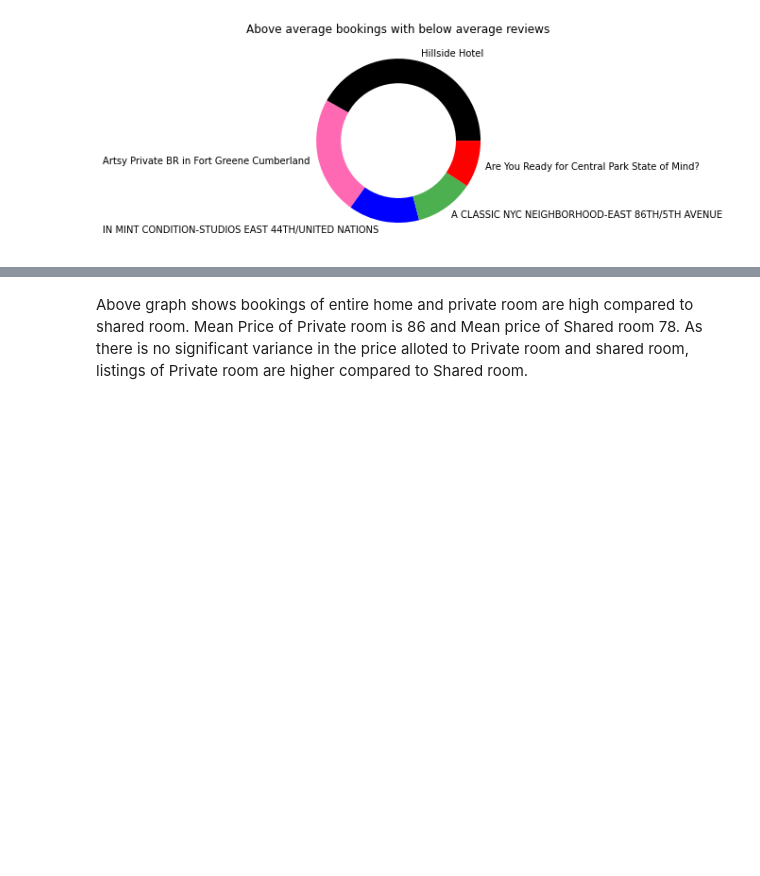
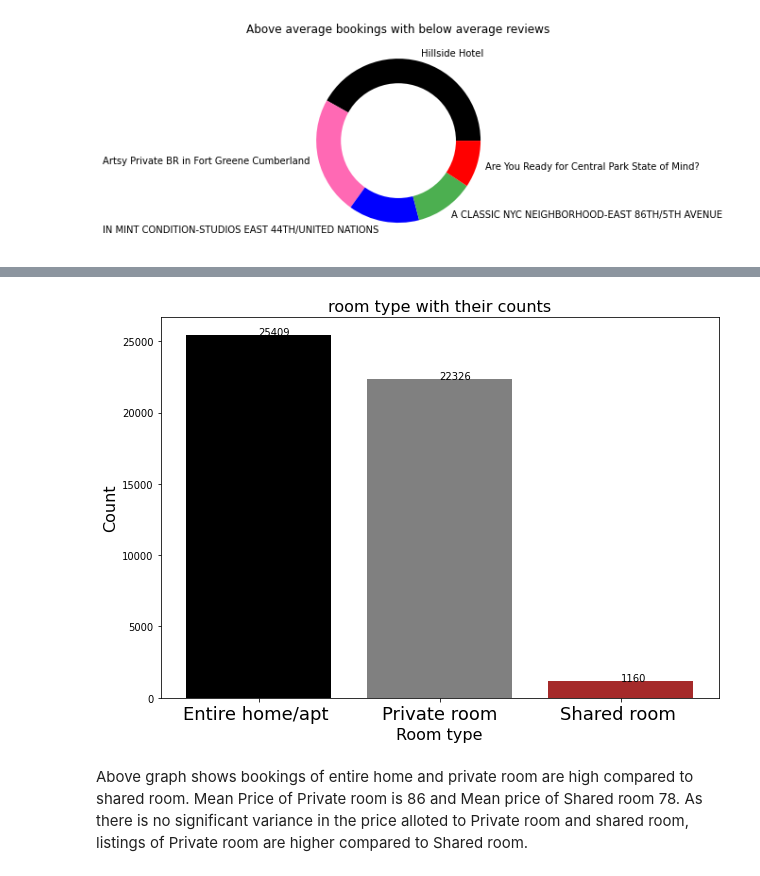
Before and after one commit to Rubina-Fathima/-EDA-Airbnb-NYC-2019-, a Jupyter notebook: airbnb_eda.ipynb, the cells around one changed output, grey strips where cells are left out. Saved outputs shown, nothing was run; the diff lists cells and outputs as text; code cells hidden in the pictures; blank space fills up the shorter version.

```diff
--- a/airbnb_eda.ipynb
+++ b/airbnb_eda.ipynb
@@ -235,3 +236,20 @@ plt.show()
+# %%
+
+count_of_rooms
+x = ["Entire home/apt ", "Private room", "Shared room "]
+y = [25409, 22326,  1160]
+plt.figure(figsize=(10,7))
+plt.bar(x,y,color=['black','grey','brown'])
+plt.title('room type with their counts',fontsize=16)
+plt.ylabel('Count',fontsize=16)
+plt.xlabel('Room type',fontsize=16)
+plt.xticks(fontsize=18)
+plt.yticks(fontsize=16)
+for index,data in enumerate(y):
+  plt.text(x=index,y=data+29,s=f"{data}")
+plt.show()
+# %% [output]
+[figure, added]
 # %% [markdown]
 Above graph shows bookings of entire home and private room are high compared to shared room. Mean Price of Private room is 86 and Mean price  of Shared room 78.
 As there is no significant variance in the price alloted to Private room and shared room, listings of Private room are higher compared to Shared room.
```
Also changed, not shown: parts of 19 cells of this notebook.
